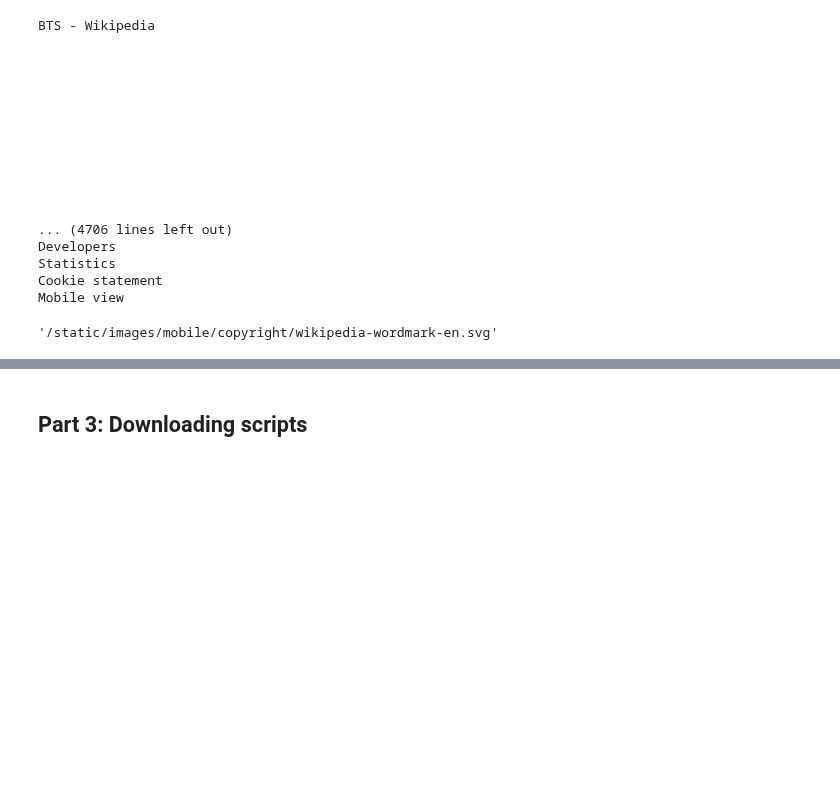
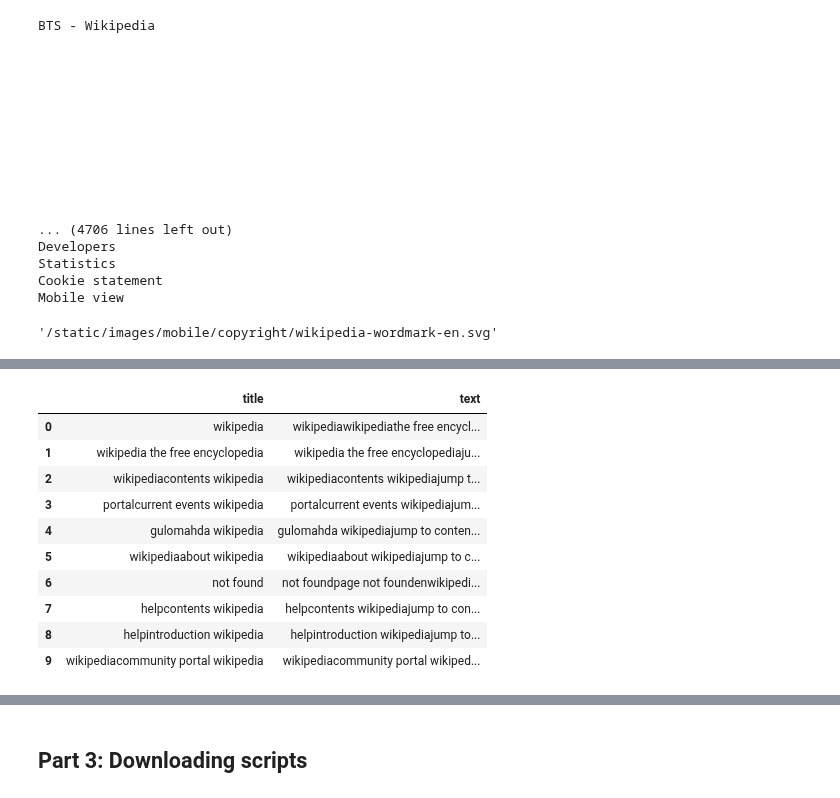
Before and after one commit to saysay2/project2-api, a Jupyter notebook: project2.ipynb, the cells around one changed output, grey strips where cells are left out. Cells and saved outputs as stored; diff of their text form; code cells hidden in the pictures; blank space fills up the shorter version.

```diff
--- a/project2.ipynb
+++ b/project2.ipynb
@@ -61,3 +138,12 @@ with open('bts.jpg', 'wb') as f:
 # %%
 #find all the links in a page with beautifulsoup
 #print the first 100 characters of ten of these links
+# %%
+links = soup.find_all('a')
+link_url = []
+for i in links:
+    try:
+        link_url.append(i['href'])
+    except:
+        continue
+print(link_url)
@@ -63,0 +189,14 @@ with open('bts.jpg', 'wb') as f:
+# %%
+df
+# %% [output]
+|  | title | text |
+| 0 | wikipedia | wikipediawikipediathe free encycl... |
+| 1 | wikipedia the free encyclopedia | wikipedia the free encyclopediaju... |
+| 2 | wikipediacontents wikipedia | wikipediacontents wikipediajump t... |
+| 3 | portalcurrent events wikipedia | portalcurrent events wikipediajum... |
+| 4 | gulomahda wikipedia | gulomahda wikipediajump to conten... |
+| 5 | wikipediaabout wikipedia | wikipediaabout wikipediajump to c... |
+| 6 | not found | not foundpage not foundenwikipedi... |
+| 7 | helpcontents wikipedia | helpcontents wikipediajump to con... |
+| 8 | helpintroduction wikipedia | helpintroduction wikipediajump to... |
+| 9 | wikipediacommunity portal wikipedia | wikipediacommunity portal wikiped... |
```
Also changed, not shown: parts of 18 cells of this notebook.
